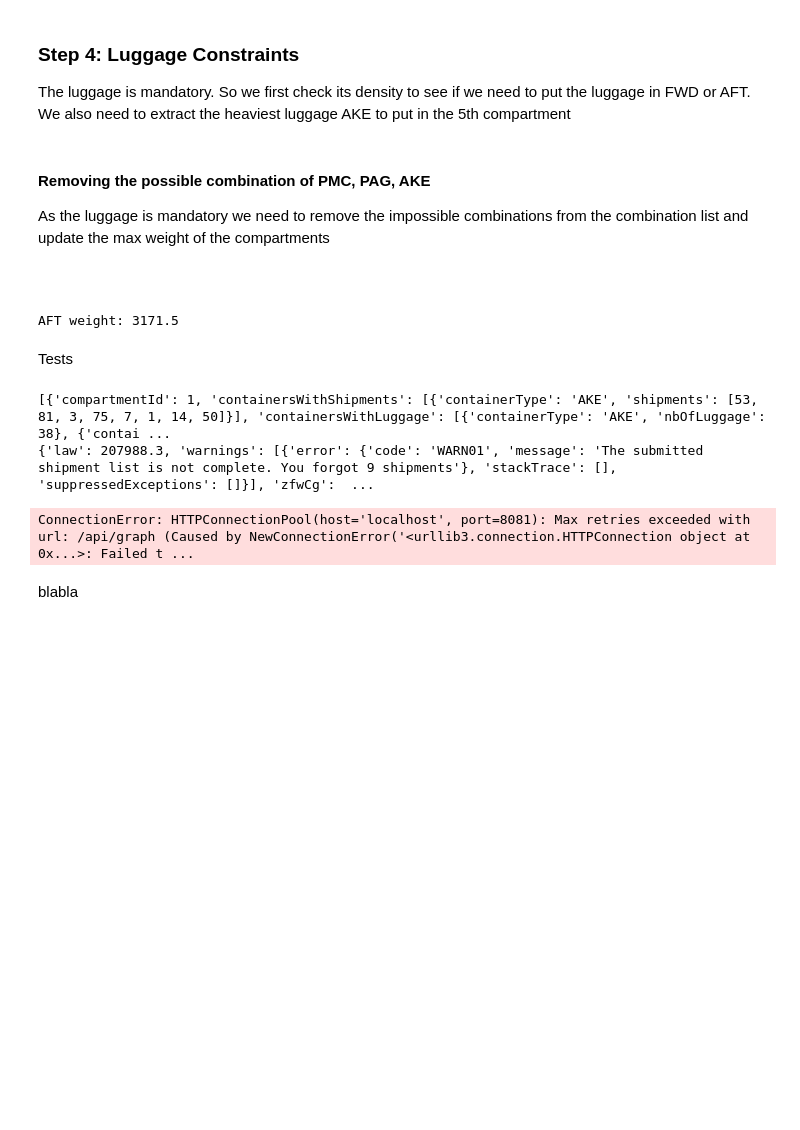
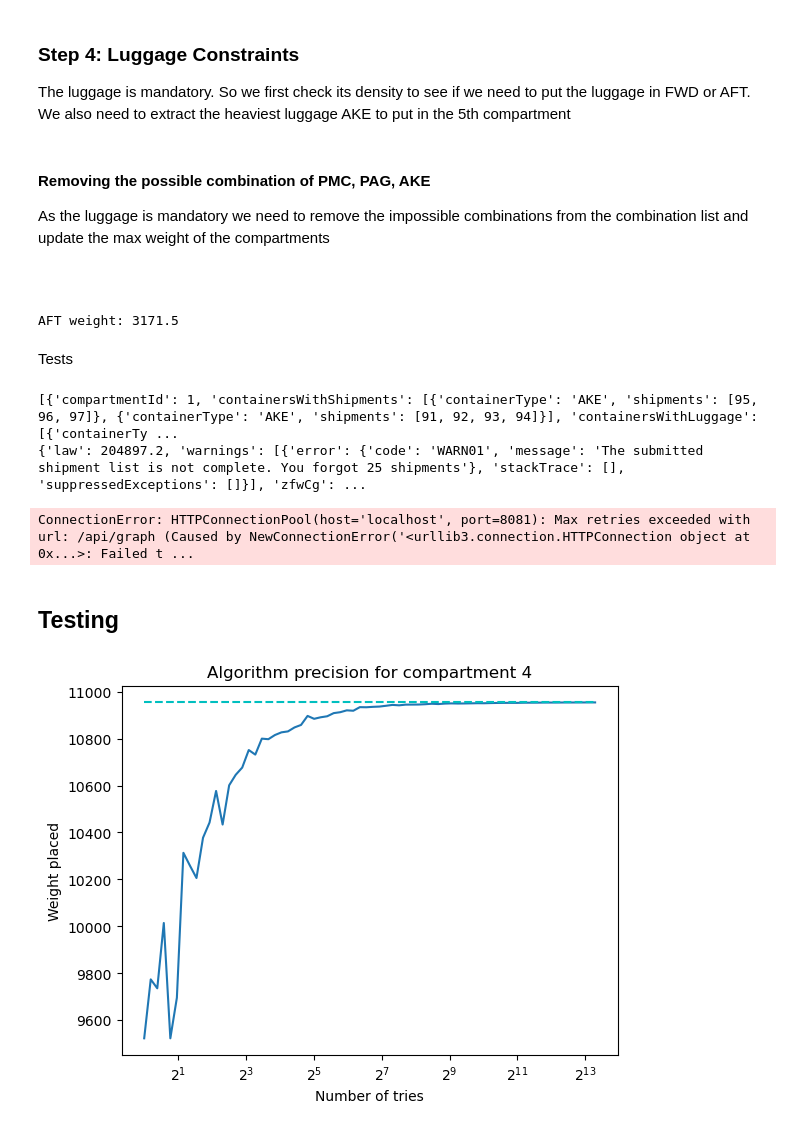
Before and after one commit to 5-2-5-equipe-2/amadeus-project-cargo, a Jupyter notebook: src/amadeus.ipynb, the cells around one changed output. Saved outputs shown, nothing was run; the diff lists cells and outputs as text; code cells hidden in the pictures; blank space fills up the shorter version.

```diff
--- a/src/amadeus.ipynb
+++ b/src/amadeus.ipynb
@@ -12,6 +12,7 @@ The first step is to get the data from the API and the PDF.
 # %% [markdown]
 ### Load data from the PDF as static values
 # %%
+import time
 from copy import deepcopy
 
 DEFAULT_LUGGAGE_CONTAINER = 'AKE'
@@ -33,12 +34,14 @@ DEFAULT_COMPARTMENTS_MAX_WEIGHT = {
     "AFT": 25655,
 }
 
+WEIGHT_REDUCTION_FACTOR = 0.9
+
 DEFAULT_COMPARTMENTS_MAX_WEIGHT_ = {
-    1: 16866,
-    2: 15139,
-    3: 14700,
-    4: 10955,
-    5: 2635
+    1: 16866 * WEIGHT_REDUCTION_FACTOR,
+    2: 15139 * WEIGHT_REDUCTION_FACTOR,
+    3: 14700 * WEIGHT_REDUCTION_FACTOR,
+    4: 10955 * WEIGHT_REDUCTION_FACTOR,
+    5: 2635 * WEIGHT_REDUCTION_FACTOR
 }
 
 DEFAULT_MAX_CONTAINERS_BY_COMPARTMENT = {
@@ -595,21 +598,24 @@ print(submit_json)
 print(submit_solution(submit_json))
 print(get_graph(submit_solution(submit_json)))
 # %% [output]
-[{'compartmentId': 1, 'containersWithShipments': [{'containerType': 'AKE', 'shipments': [53, 81, 3, 75, 7, 1, 14, 50]}], 'containersWithLuggage': [{'containerType': 'AKE', 'nbOfLuggage': 38}, {'contai ...
-{'law': 207988.3, 'warnings': [{'error': {'code': 'WARN01', 'message': 'The submitted shipment list is not complete. You forgot 9 shipments'}, 'stackTrace': [], 'suppressedExceptions': []}], 'zfwCg':  ...
+[{'compartmentId': 1, 'containersWithShipments': [{'containerType': 'AKE', 'shipments': [95, 96, 97]}, {'containerType': 'AKE', 'shipments': [91, 92, 93, 94]}], 'containersWithLuggage': [{'containerTy ...
+{'law': 204897.2, 'warnings': [{'error': {'code': 'WARN01', 'message': 'The submitted shipment list is not complete. You forgot 25 shipments'}, 'stackTrace': [], 'suppressedExceptions': []}], 'zfwCg': ...
 ConnectionError: HTTPConnectionPool(host='localhost', port=8081): Max retries exceeded with url: /api/graph (Caused by NewConnectionError('<urllib3.connection.HTTPConnection object at 0x...>: Failed t ...
-# %% [markdown]
-blabla
+# %% [markdown]
+## Testing
 # %%
 import statistics
 from matplotlib import pyplot as plt
 import numpy as np
+import time
 
 NUMBER_OF_SAMPLE = 50
 x = []
 y = []
 y_best = []
 y_error = []
+time_average = []
+time_std = []
 
 
 def powspace(start: float, stop: float, num: int):
@@ -619,24 +625,31 @@ def powspace(start: float, stop: float, num: int):
 
 for number_of_tries in tqdm(powspace(1, 10000, 70)):
     x.append(number_of_tries)
+    times = []
     values = []
     for k in range(NUMBER_OF_SAMPLE):
+        start_time = time.time()
         values.append(
-            find_best_container_combination(containers, container_combinations["AFT"], compartments_max_weight["AFT"],
+            find_best_container_combination(containers, container_combinations[4], compartments_max_weight[4],
                                             int(number_of_tries))[0]['max_weight'])
+        times.append(time.time() - start_time)
 
     y.append(statistics.mean(values))
     y_error.append(statistics.stdev(values))
-    y_best.append(25655)
+    y_best.append(compartments_max_weight[4])
+    time_average.append(statistics.mean(times))
+    time_std.append(statistics.stdev(times))
 # %%
 plt.plot(x, y)
 plt.plot(x, y_best, "--c")
 plt.xscale('log', base=2)
-plt.ylim((15000, 27500))
+# plt.ylim((15000, 27500))
 plt.xlabel("Number of tries")
 plt.ylabel("Weight placed")
-plt.title("Algorithm precision")
+plt.title("Algorithm precision for compartment 4")
 plt.show()
+# %% [output]
+[figure, added]
 # %%
 plt.plot(x, y_error, "red")
 plt.xscale('log', base=2)
```
Also changed, not shown: parts of 5 cells of this notebook.
